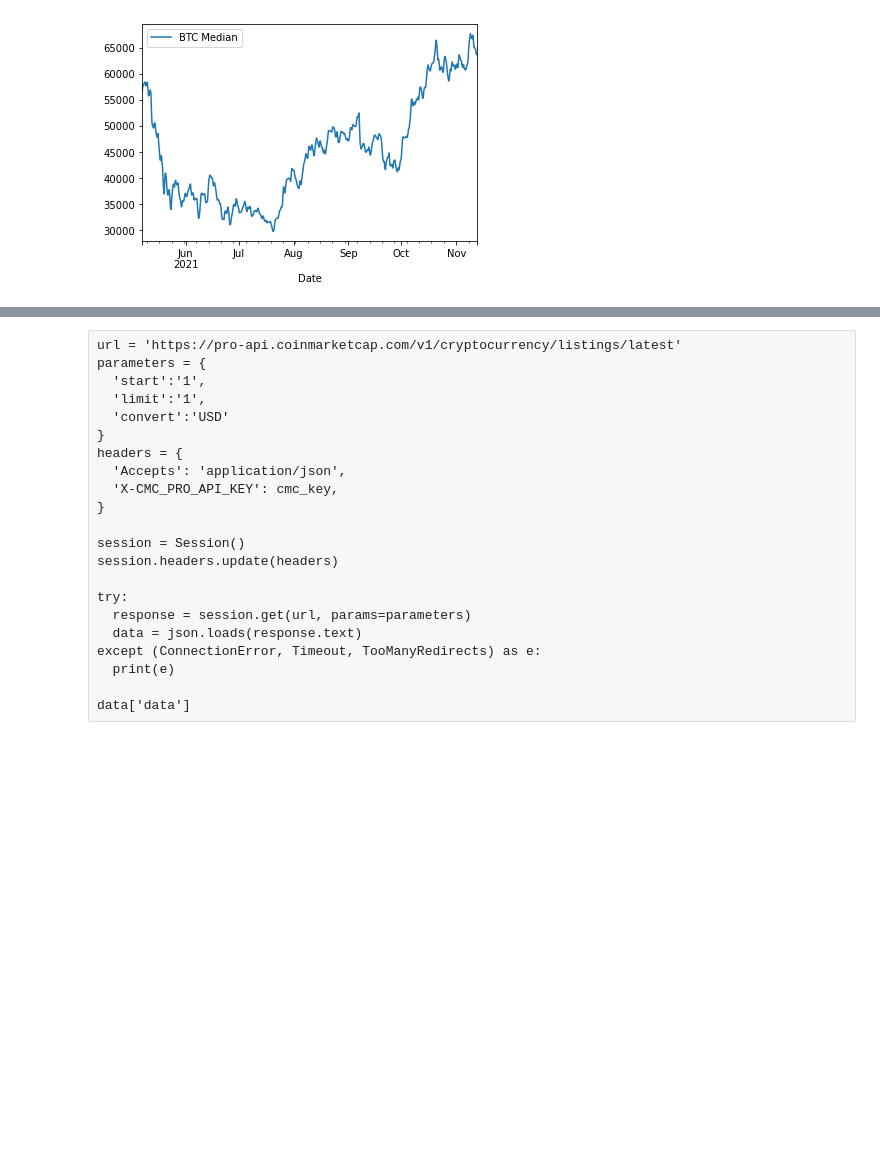
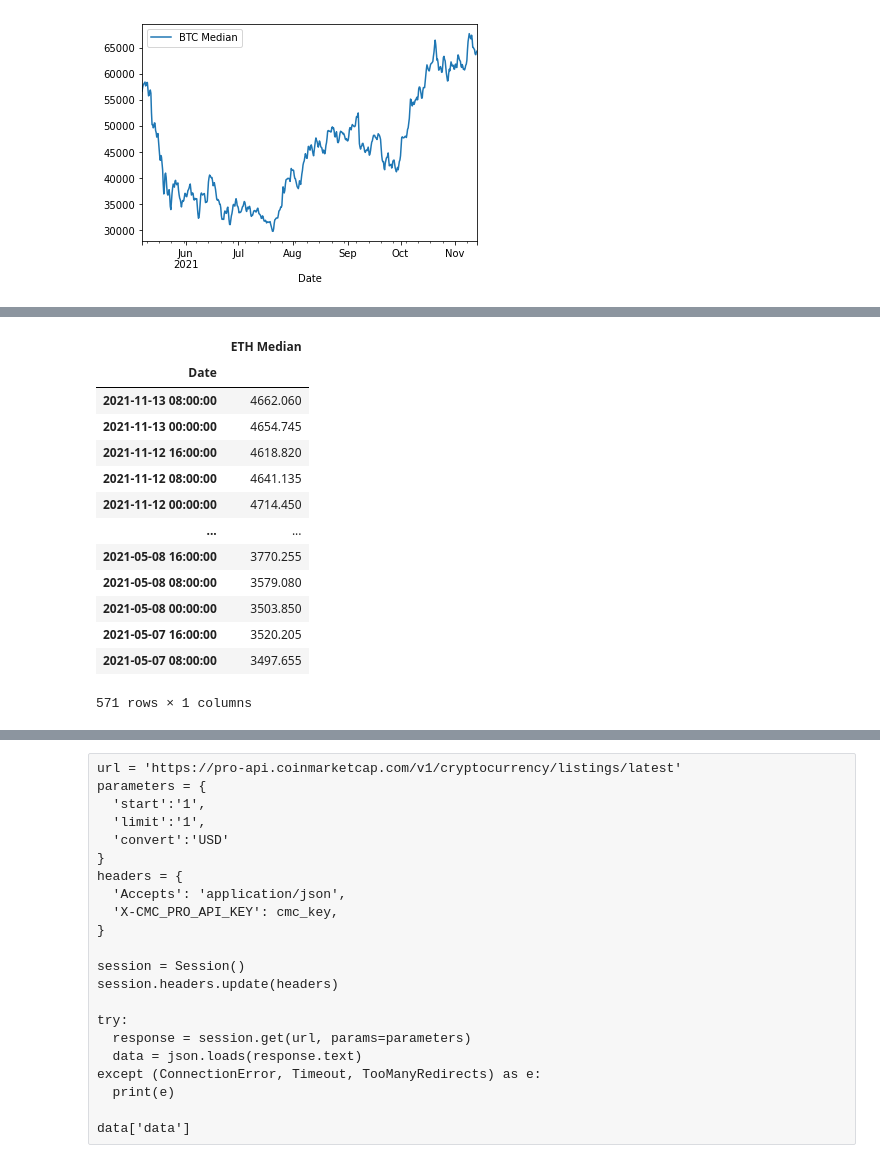
Before and after one commit to tjmcdowelldotcom/PennGroupProject1, a Jupyter notebook: penngroupprojectTJ.ipynb, the cells around one changed output, grey strips where cells are left out. Drawn from its saved outputs; the diff is of its cells as text; code cells hidden in the pictures; blank space fills up the shorter version.

```diff
--- a/penngroupprojectTJ.ipynb
+++ b/penngroupprojectTJ.ipynb
@@ -67,13 +120,15 @@ eth_result.set_index('Date', inplace=True)
 # %%
-bnb = requests.get('https://api.kucoin.com/api/v1/market/candles?type=8hour&symbol=BNB-USDT&startAt=1620360000&endAt=0')
-bnb_j = bnb.json()
-bnb_df = pd.DataFrame(bnb_j['data'])
-bnb_df.rename(columns={0:'Date',1:'Open',2:'Close'}, inplace=True)
-bnb_df.drop(columns = [3,4,5,6], inplace=True)
-bnb_median = bnb_df[['Open','Close']].astype(float)
-bnb_median['BNB Median'] = bnb_median[['Open','Close']].mean(axis=1)
-bnb_median = bnb_median['BNB Median']
-bnb_df_date = pd.to_datetime(bnb_df['Date'], unit='s')
-bnb_date = [bnb_df_date, bnb_median]
-bnb_result = pd.concat(bnb_date, axis=1, join = 'outer')
-bnb_result.set_index('Date', inplace=True)
+def crypto_price_df(ticker):
+    crypto = requests.get(f'https://api.kucoin.com/api/v1/market/candles?type=8hour&symbol={ticker}-USDT&startAt=1620360000&endAt=0')
+    crypto_j = crypto.json()
+    crypto_df = pd.DataFrame(crypto_j['data'])
+    crypto_df.rename(columns={0:'Date',1:'Open',2:'Close'}, inplace=True)
+    crypto_df.drop(columns = [3,4,5,6], inplace=True)
+    crypto_median = crypto_df[['Open','Close']].astype(float)
+    crypto_median[f'{ticker} Median'] = crypto_median[['Open','Close']].mean(axis=1)
+    crypto_median = crypto_median[f'{ticker} Median']
+    crypto_df_date = pd.to_datetime(crypto_df['Date'], unit='s')
+    crypto_date = [crypto_df_date, crypto_median]
+    crypto_result = pd.concat(crypto_date, axis=1, join = 'outer')
+    crypto_result.set_index('Date', inplace=True)
+    return crypto_result
@@ -79,0 +137,17 @@ bnb_result.set_index('Date', inplace=True)
+# %%
+crypto_price_df('ETH')
+# %% [output]
+|  | ETH Median |
+| Date |  |
+| 2021-11-13 08:00:00 | 4662.060 |
+| 2021-11-13 00:00:00 | 4654.745 |
+| 2021-11-12 16:00:00 | 4618.820 |
+| 2021-11-12 08:00:00 | 4641.135 |
+| 2021-11-12 00:00:00 | 4714.450 |
+| ... | ... |
+| 2021-05-08 16:00:00 | 3770.255 |
+| 2021-05-08 08:00:00 | 3579.080 |
+| 2021-05-08 00:00:00 | 3503.850 |
+| 2021-05-07 16:00:00 | 3520.205 |
+| 2021-05-07 08:00:00 | 3497.655 |
+571 rows × 1 columns
```
Also changed, not shown: parts of 12 cells of this notebook.
